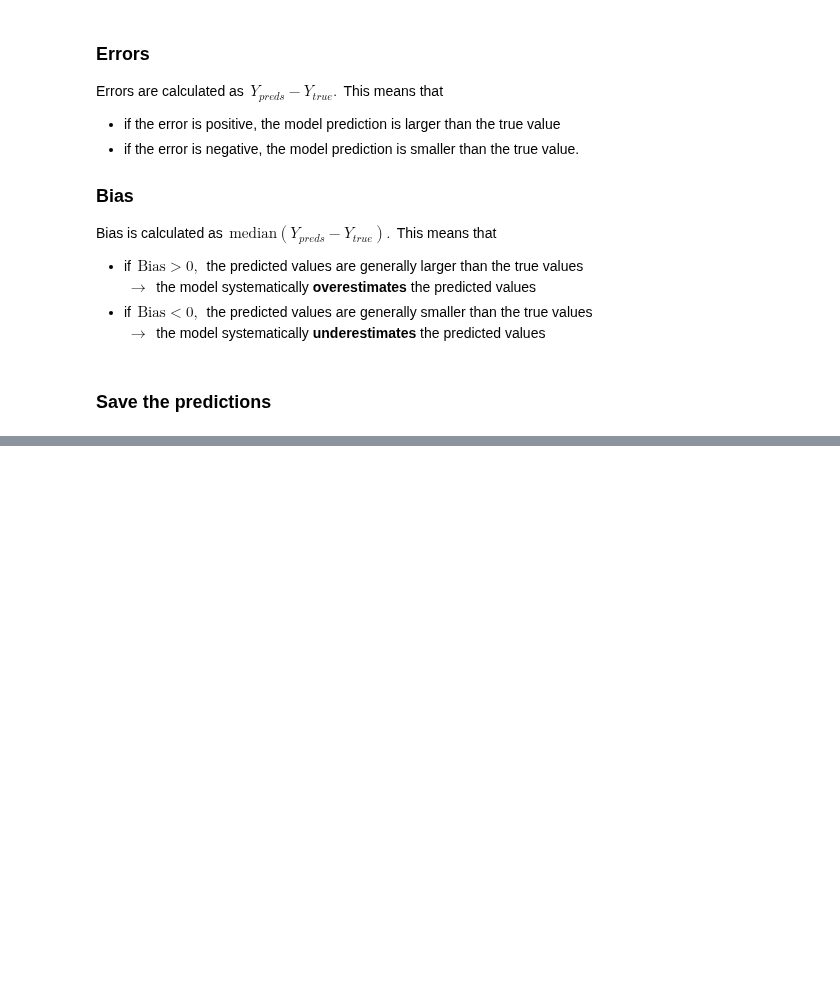
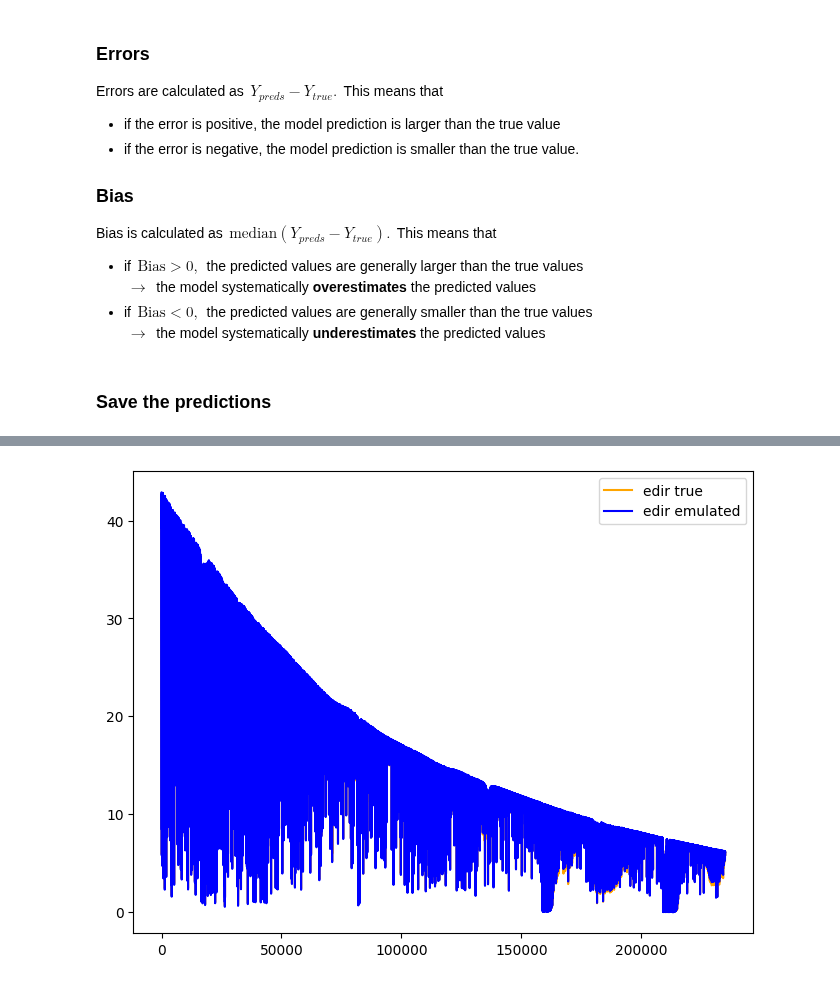
Before and after one commit to HerraKaava/RT_model_emulator, a Jupyter notebook: code-files/NN_model_path_rad.ipynb, the cells around one changed output, grey strips where cells are left out. Cells and saved outputs as stored; diff of their text form; code cells hidden in the pictures; blank space fills up the shorter version.

Commit message:
updating path radiance emulator

```diff
--- a/code-files/NN_model_path_rad.ipynb
+++ b/code-files/NN_model_path_rad.ipynb
@@ -315,0 +318,2 @@ save_HDF5(Y=Y_val_path_rad, save_loc=save_loc, file_name=file_name)
+# %%
+path_rad_preds_test = NN_model.predict(scaled_X_test)
@@ -315,0 +322,4 @@ save_HDF5(Y=Y_val_path_rad, save_loc=save_loc, file_name=file_name)
+# %%
+plot_random(path_rad_preds_test, scaled_X_test, Y_test_path_rad, "edir")
+# %% [output]
+[figure, added]
```
Also changed, not shown: parts of 19 cells of this notebook.
